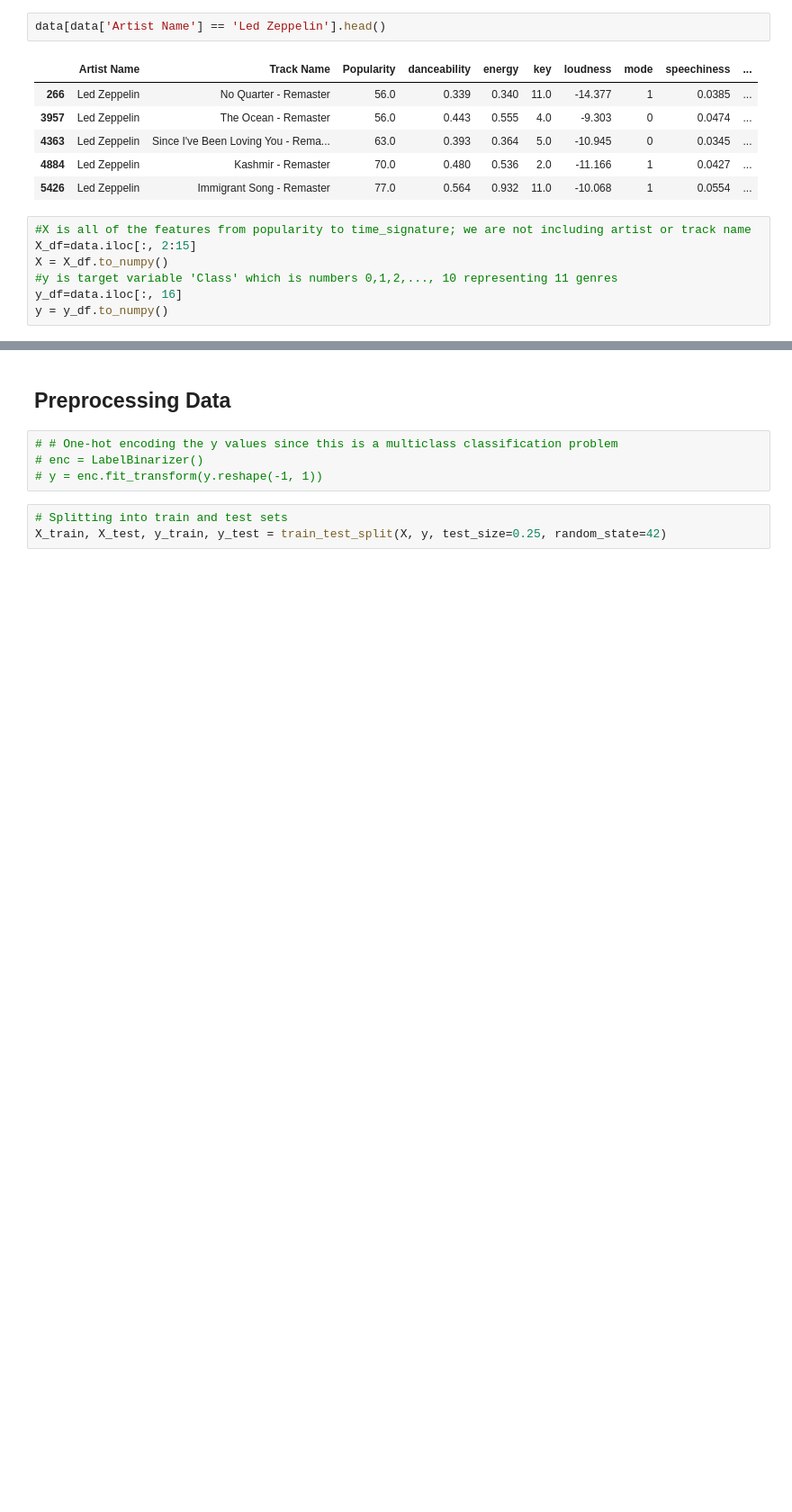
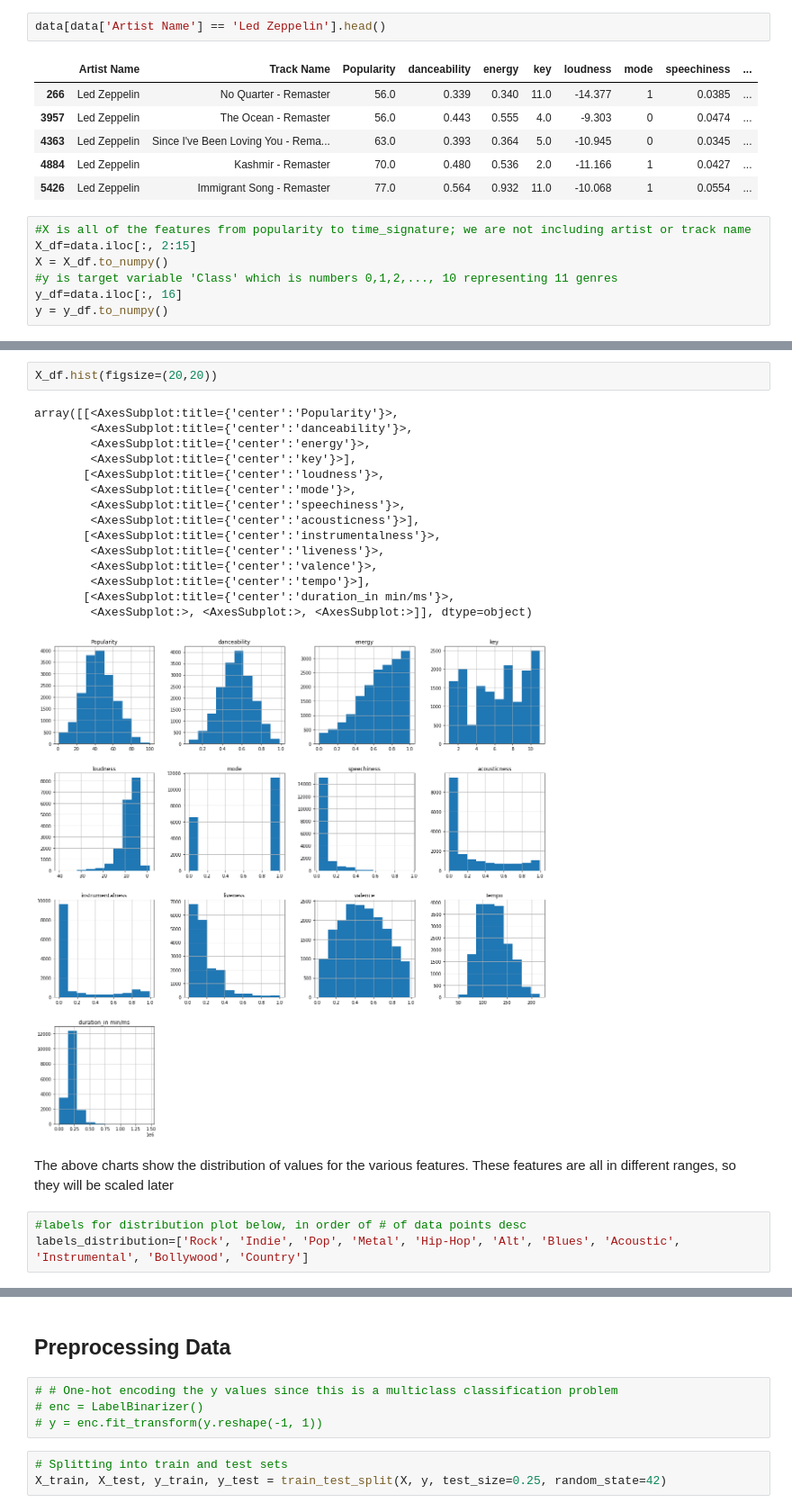
Before and after one commit to rohanthanki/music_genre_classification, a Jupyter notebook: main.ipynb, the cells around one changed output, grey strips where cells are left out. Shown at 90% size. Saved outputs shown, nothing was run; the diff lists cells and outputs as text; blank space fills up the shorter version.

Commit message:
added a bit more exploratory data analysis

```diff
--- a/main.ipynb
+++ b/main.ipynb
@@ -58,0 +73,23 @@ y = y_df.to_numpy()
+# %%
+X_df.hist(figsize=(20,20))
+# %% [output]
+array([[<AxesSubplot:title={'center':'Popularity'}>,
+        <AxesSubplot:title={'center':'danceability'}>,
+        <AxesSubplot:title={'center':'energy'}>,
+        <AxesSubplot:title={'center':'key'}>],
+       [<AxesSubplot:title={'center':'loudness'}>,
+        <AxesSubplot:title={'center':'mode'}>,
+        <AxesSubplot:title={'center':'speechiness'}>,
+        <AxesSubplot:title={'center':'acousticness'}>],
+       [<AxesSubplot:title={'center':'instrumentalness'}>,
+        <AxesSubplot:title={'center':'liveness'}>,
+        <AxesSubplot:title={'center':'valence'}>,
+        <AxesSubplot:title={'center':'tempo'}>],
+       [<AxesSubplot:title={'center':'duration_in min/ms'}>,
+        <AxesSubplot:>, <AxesSubplot:>, <AxesSubplot:>]], dtype=object)
+[figure, added]
+# %% [markdown]
+The above charts show the distribution of values for the various features. These features are all in different ranges, so they will be scaled later
+# %%
+#labels for distribution plot below, in order of # of data points desc
+labels_distribution=['Rock', 'Indie', 'Pop', 'Metal', 'Hip-Hop', 'Alt', 'Blues', 'Acoustic', 'Instrumental', 'Bollywood', 'Country']
```
Also changed, not shown: parts of 13 cells of this notebook.
